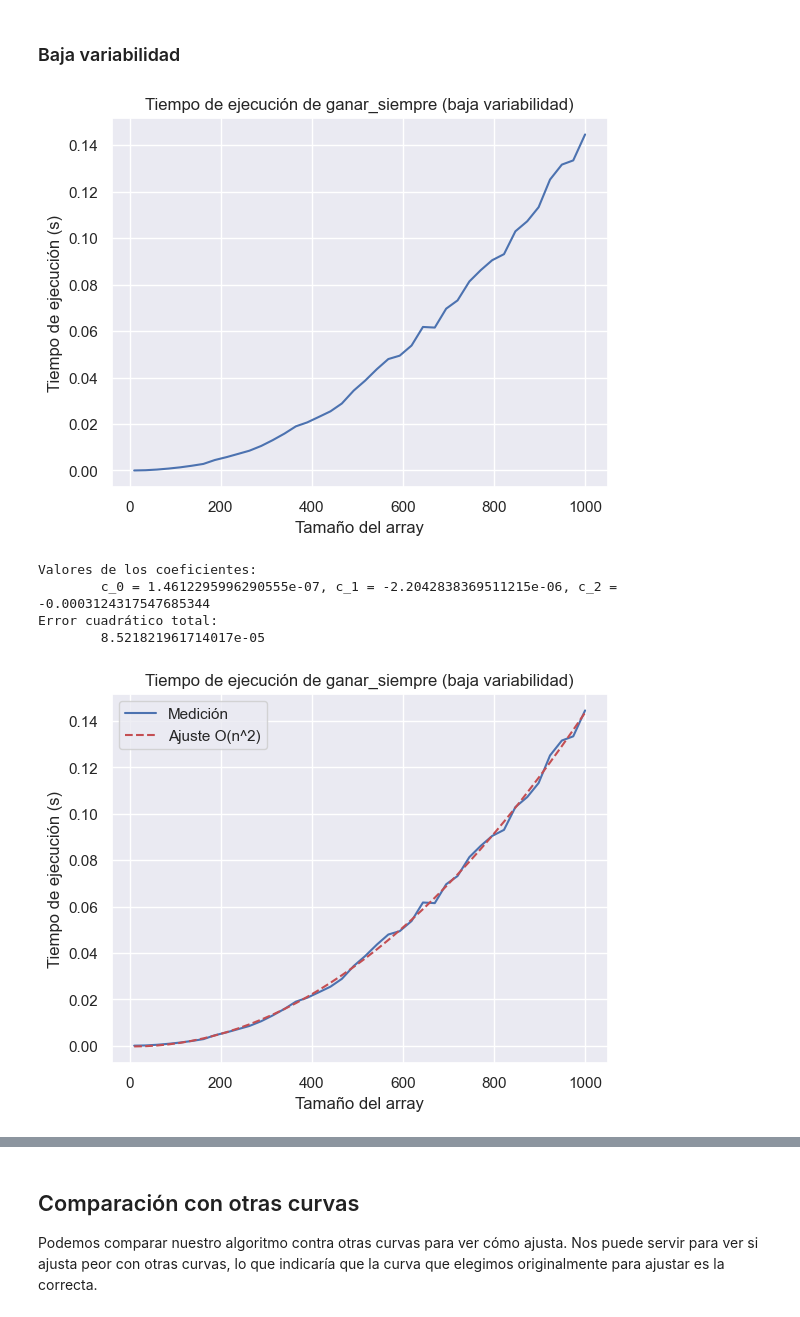
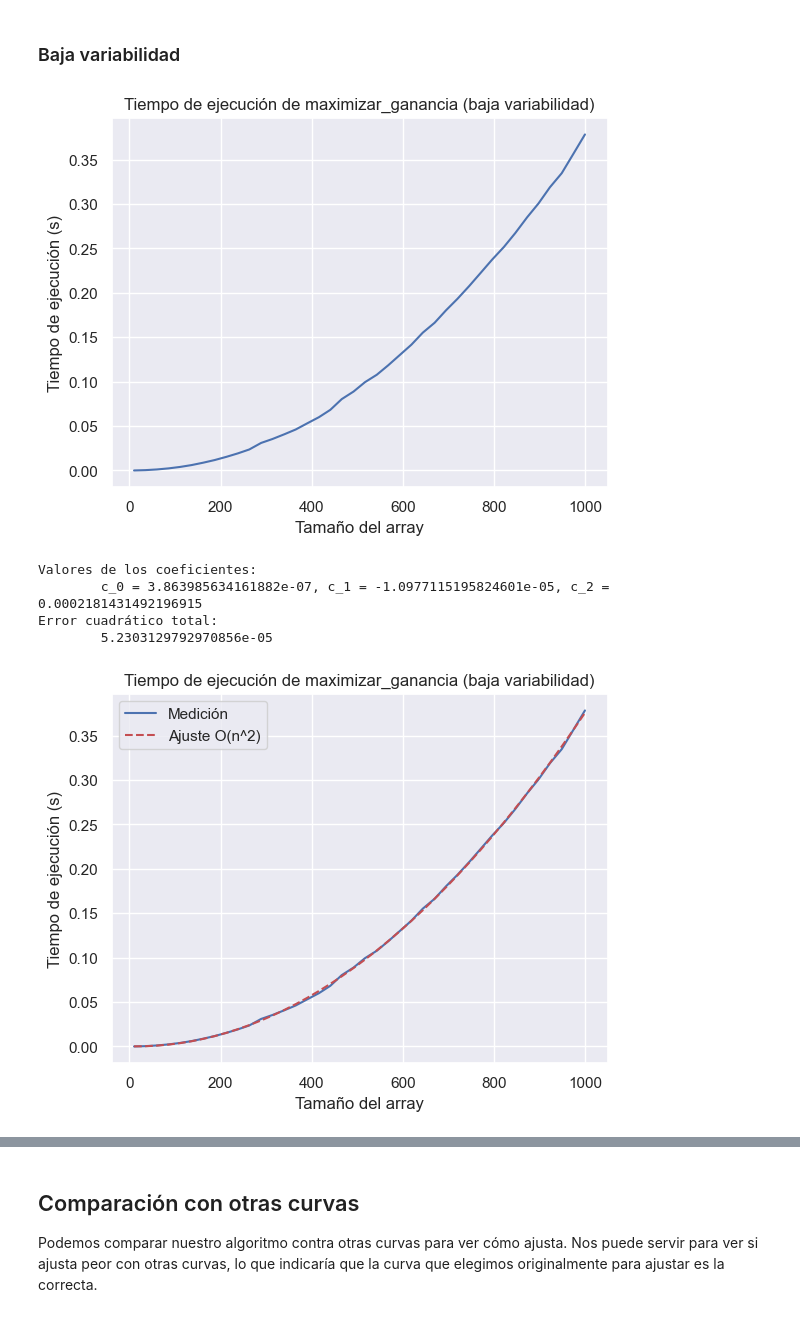
Before and after one commit to alejofabregas/TP2-TDA, a Jupyter notebook: analisis_complejidad.ipynb, the cells around one changed output, grey strips where cells are left out. Saved outputs shown, nothing was run; the diff lists cells and outputs as text; code cells hidden in the pictures.

```diff
--- a/analisis_complejidad.ipynb
+++ b/analisis_complejidad.ipynb
@@ -192,17 +192,17 @@ x = np.linspace(10, 1_000, 40).astype(int)
 
 # Usamos la función time_algorithm de utils que prueba la función para las distintas entradas
 # Devuelve el tiempo que tarda para cada tamaño de entrada
-results = time_algorithm(ganar_siempre, x, lambda s: [get_random_array(s)])
+results = time_algorithm(maximizar_ganancia, x, lambda s: [get_random_array(s)])
 # %%
 ax: plt.Axes
 fig, ax = plt.subplots()
 ax.plot(x, [results[i] for i in x], label="Medición")
-ax.set_title('Tiempo de ejecución de ganar_siempre (baja variabilidad)')
+ax.set_title('Tiempo de ejecución de maximizar_ganancia (baja variabilidad)')
 ax.set_xlabel('Tamaño del array')
 ax.set_ylabel('Tiempo de ejecución (s)')
 None
 # %% [output]
-[figure, old version]
+[figure, new version]
 # %%
 # Ajuste para la complejidad O(n^2)
 f = lambda x, c0, c1, c2: c0 * x * x + c1 * x + c2
@@ -218,15 +218,15 @@ r = np.sum((c[0] * x * x + c[1] * x + c[2] - [results[n] for n in x])**2)
 print(f"Error cuadrático total: \n\t{r}")
 # %% [output]
 Valores de los coeficientes:
-        c_0 = 1.4612295996290555e-07, c_1 = -2.2042838369511215e-06, c_2 = -0.0003124317547685344
+        c_0 = 3.863985634161882e-07, c_1 = -1.0977115195824601e-05, c_2 = 0.0002181431492196915
 Error cuadrático total:
-        8.521821961714017e-05
+        5.2303129792970856e-05
 # %%
 ax.plot(x, [c[0] * n * n + c[1] * n + c[2] for n in x], 'r--', label="Ajuste O(n^2)")
 ax.legend()
 fig
 # %% [output]
-[figure, old version]
+[figure, new version]
 # %%
 ax: plt.Axes
 fig, ax = plt.subplots()
```
Also changed, not shown: parts of 18 cells of this notebook.
